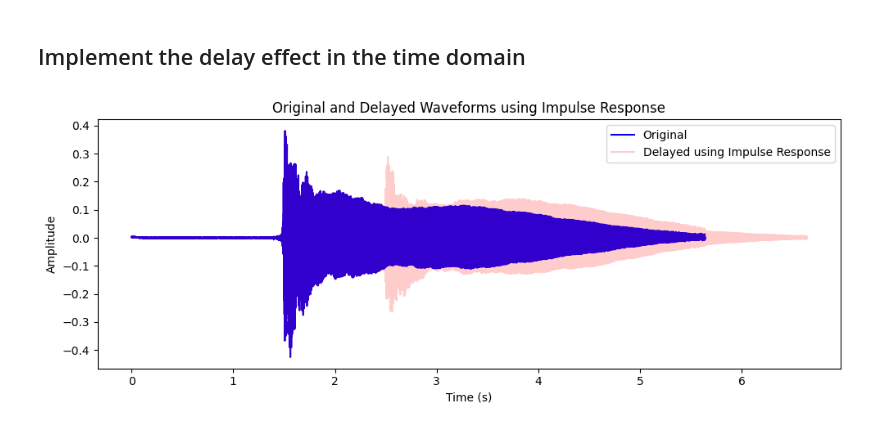
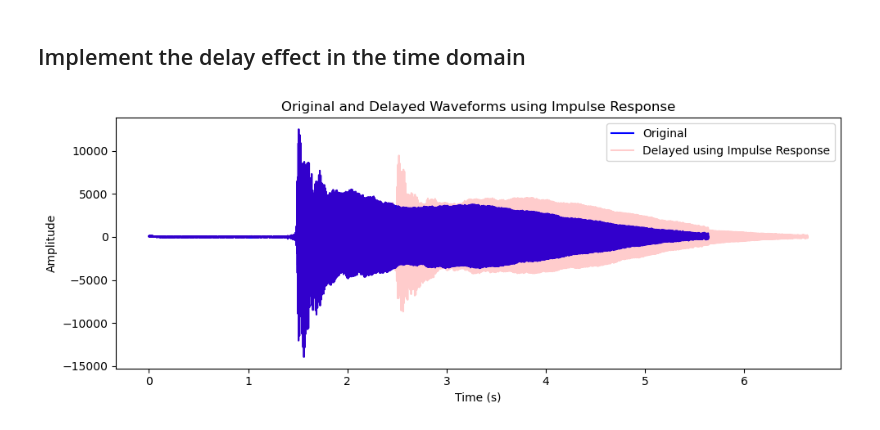
Before and after one commit to jacobo-r/Signal_Processing, a Jupyter notebook: TP2_FIR.ipynb, the cells around one changed output. Saved outputs shown, nothing was run; the diff lists cells and outputs as text; code cells hidden in the pictures.

```diff
--- a/TP2_FIR.ipynb
+++ b/TP2_FIR.ipynb
@@ -39,0 +22,5 @@ ipd.Audio(y, rate=sr)
+# %%
+file_name = "string_a.wav"
+sr, f = wav.read(file_name)
+plt.plot(sig)
+plt.show()
@@ -121,22 +137,24 @@ plt.show()
 # %% [markdown]
 ## Implement the delay effect in the time domain
+# %%
+D = sr
+alpha = 0.5
+h =  np.concatenate([[1], np.zeros(D-1), [alpha]])
 # %%
-y_delayed = np.convolve(y, h, mode='full')
+f_delayed = np.convolve(f, h, mode='full')
 
 plt.figure(figsize=(10, 4))
-# librosa.display.waveshow(y, sr=sr, alpha=1, label='Original')
-# librosa.display.waveshow(y_delayed, sr=sr, color='r', alpha=0.2, label='Delayed using Impulse Response')
-plt.plot(np.linspace(0, len(y) / sr, len(y)), y, label='Original', color='b')
-plt.plot(np.linspace(0, len(y_delayed) / sr, len(y_delayed)), y_delayed, label='Delayed using Impulse Response', color='r', alpha=0.2)
+plt.plot(np.linspace(0, len(f) / sr, len(f)), f, label='Original', color='b')
+plt.plot(np.linspace(0, len(f_delayed) / sr, len(f_delayed)), f_delayed, label='Delayed using Impulse Response', color='r', alpha=0.2)
 
 plt.title('Original and Delayed Waveforms using Impulse Response')
 plt.xlabel('Time (s)')
 plt.ylabel('Amplitude')
 plt.legend()
 plt.tight_layout()
 plt.show()
 
-ipd.Audio(y_delayed, rate=sr)
+ipd.Audio(f_delayed, rate=sr)
 # %% [output]
-[figure, old version]
+[figure, new version]
 [interactive output not drawn]
```
Also changed, not shown: parts of 17 cells of this notebook, 5 other files.
